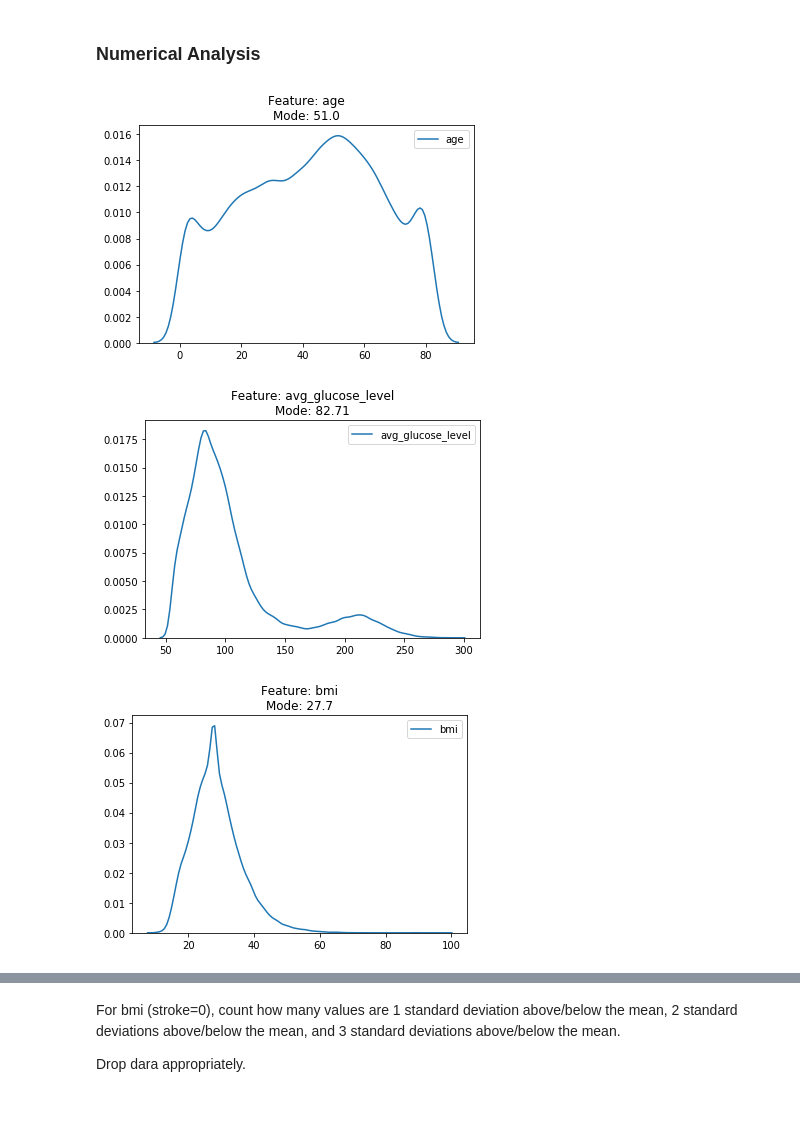
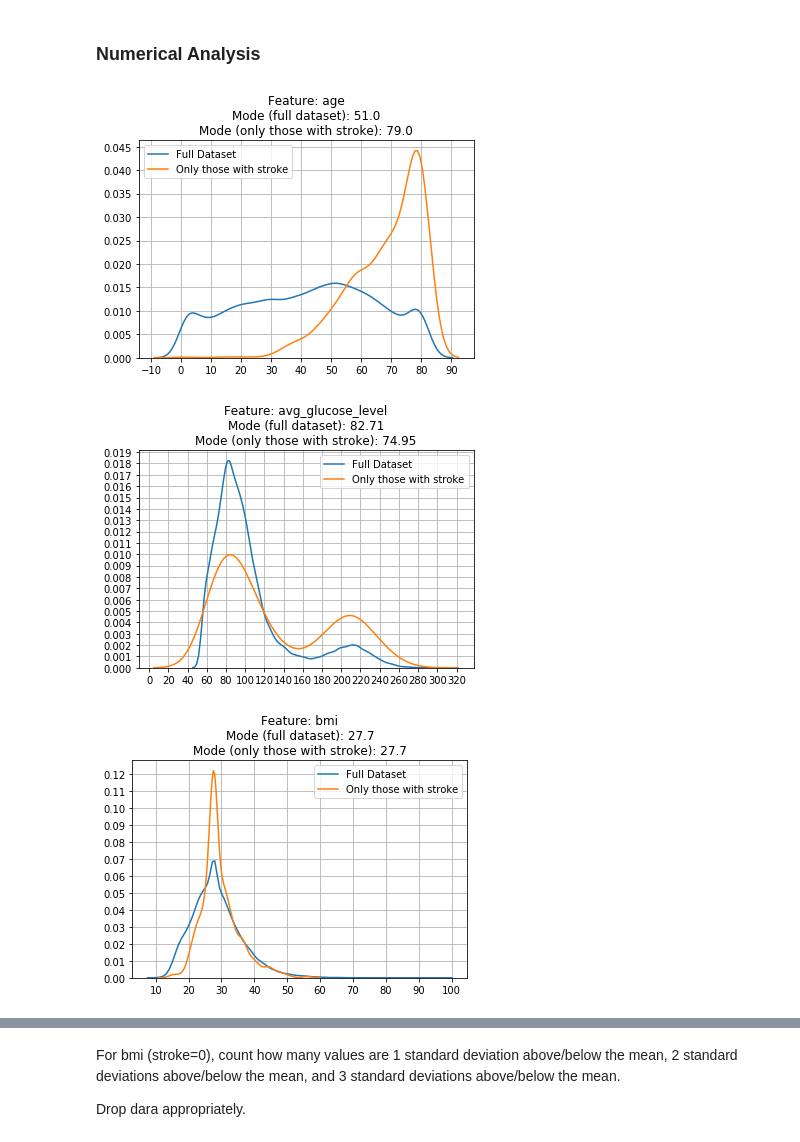
Before and after one commit to TylerTompa/UNCC_Project_3, a Jupyter notebook: healthcare-data/Jupyter/Training_Data.ipynb, the cells around one changed output, grey strips where cells are left out. Cells and saved outputs as stored; diff of their text form; code cells hidden in the pictures; blank space fills up the shorter version.

```diff
--- a/healthcare-data/Jupyter/Training_Data.ipynb
+++ b/healthcare-data/Jupyter/Training_Data.ipynb
@@ -617,14 +622,47 @@ Regardless of what we assume NaN values to correspond to, when focusing on just
 3. From observations 5 and 6, we wonder whether people who are self employed lack employer-provided health coverage and are thus more prone to having a stroke.  We also notice that people who work with children make up a a significantly small percentage of people who have a stroke, and wonder whether this property makes an individual less prone to having a stroke.  We consider condensing the groups in work_type down to "self employed," "children," and "other."  We consider the percent-changes in every other group to be insignificant.
 # %% [markdown]
 ### Numerical Analysis
-# %%
-# Get kdeplot for each possible numerical feature
-for possible_feature in possible_numerical_features:
-    sns.kdeplot(stroke_data_clean[possible_feature])
-    plt.title(f"Feature: {possible_feature}\nMode: {round(stroke_data_clean.mode()[possible_feature][0], 2)}")
-    plt.show()
-# %% [output]
-[figure, removed]
-[figure, removed]
-[figure, removed]
+# %%
+# Get kdeplot for each possible numerical feature
+for possible_feature in possible_numerical_features:
+
+    # Make two kdeplots,
+    # one for the complete dataset,
+    # and one for only those who had a stroke
+    sns.kdeplot(stroke_data_clean[possible_feature])
+    sns.kdeplot(stroke_data_clean[stroke_data_clean["stroke"] == 1][possible_feature])
+
+    # Calculate the mode of the current feature,
+    # (for both the complete dataset and the only-stroke-true subset)
+    # To include in the plot title
+    full_dataset_mode = round(stroke_data_clean.mode()[possible_feature][0], 2)
+    stroke_true_mode = round(stroke_data_clean[stroke_data_clean["stroke"] == 1].mode()[possible_feature][0], 2)
+    plt.title(f"Feature: {possible_feature}\nMode (full dataset): {full_dataset_mode}\nMode (only those with stroke): {stroke_true_mode}")
+
+    # Find the minimum and maximum values from the current column
+    # in order to calculate the range
+    # Divide this range by a small number to set a new step-size for the x-axis
+    column_max = stroke_data_clean[possible_feature].max()
+    column_min = stroke_data_clean[possible_feature].min()
+    column_range = column_max - column_min
+
+    # Divide the column range by 10 for the plot showing avg_glucose_level,
+    # otherwise the step-size would be too low and the x-axis would be unreadable.
+    # We still want to divide the range by 5 to find the step-size for the other graphs,
+    # as more x-ticks help us to more clearly see where the data lies.
+    if possible_feature == "avg_glucose_level":
+        plt.locator_params(nbins=column_range/10)
+    else:
+        plt.locator_params(nbins=column_range/5)
+
+    plt.legend(labels=["Full Dataset", "Only those with stroke"])
+
+    # Include a grid to make reading exact points on the graph easier
+    plt.grid()
+
+    plt.show()
+# %% [output]
+[figure, added]
+[figure, added]
+[figure, added]
 # %% [markdown]
```
Also changed, not shown: parts of 12 cells of this notebook.
